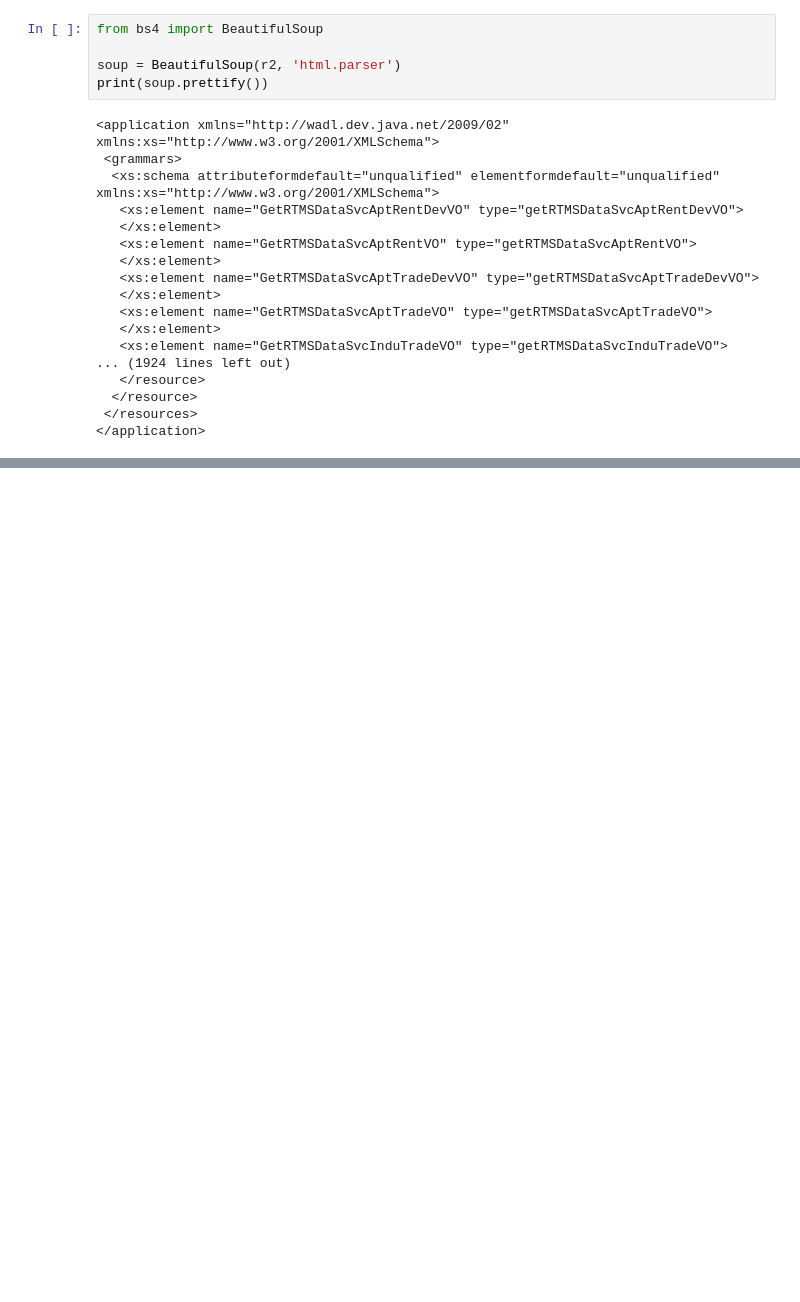
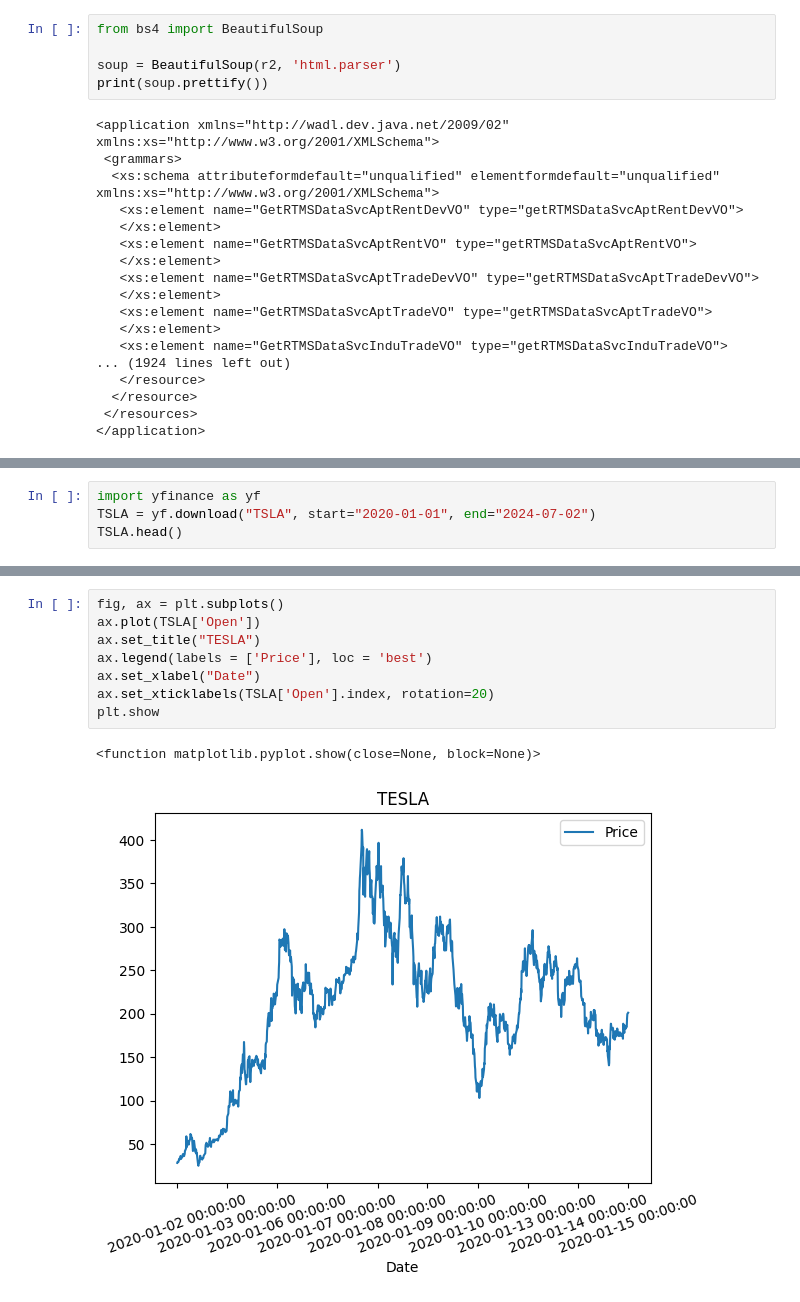
Before and after one commit to seonae0223/han-toss, a Jupyter notebook: hg-da-main/python_240703.ipynb, the cells around one changed output, grey strips where cells are left out. Drawn from its saved outputs; the diff is of its cells as text; blank space fills up the shorter version.

```diff
--- a/hg-da-main/python_240703.ipynb
+++ b/hg-da-main/python_240703.ipynb
@@ -36,0 +83,4 @@ print(soup.prettify())
+# %%
+import yfinance as yf
+TSLA = yf.download("TSLA", start="2020-01-01", end="2024-07-02")
+TSLA.head()
@@ -36,0 +96,11 @@ print(soup.prettify())
+# %%
+fig, ax = plt.subplots()
+ax.plot(TSLA['Open'])
+ax.set_title("TESLA")
+ax.legend(labels = ['Price'], loc = 'best')
+ax.set_xlabel("Date")
+ax.set_xticklabels(TSLA['Open'].index, rotation=20)
+plt.show
+# %% [output]
+<function matplotlib.pyplot.show(close=None, block=None)>
+[figure, added]
```
Also changed, not shown: parts of 19 cells of this notebook.
